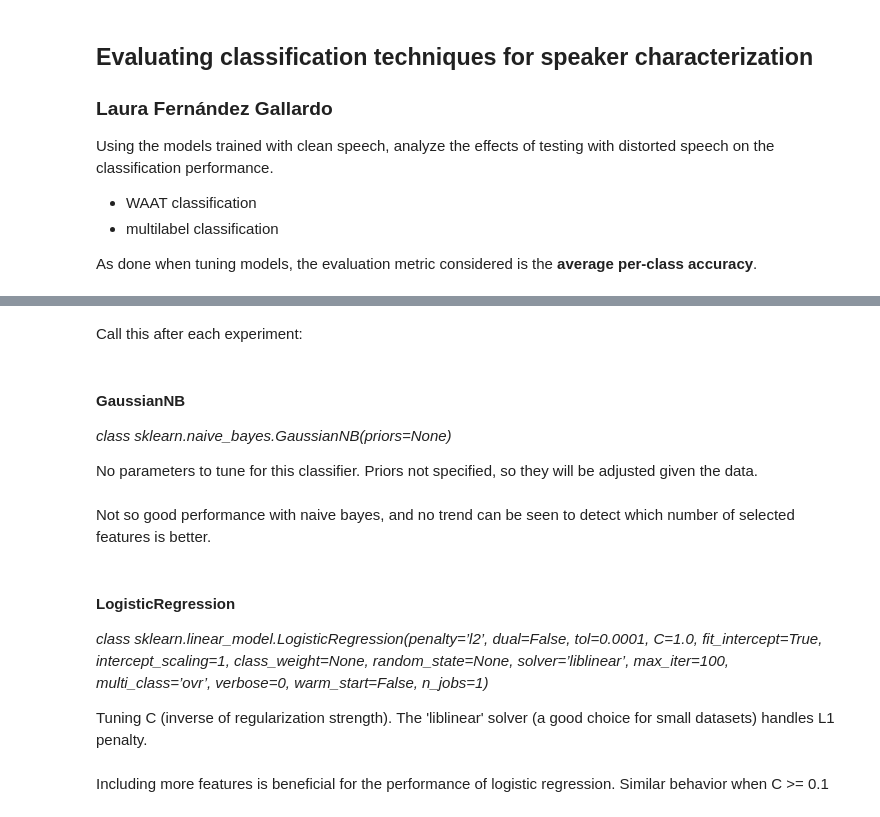
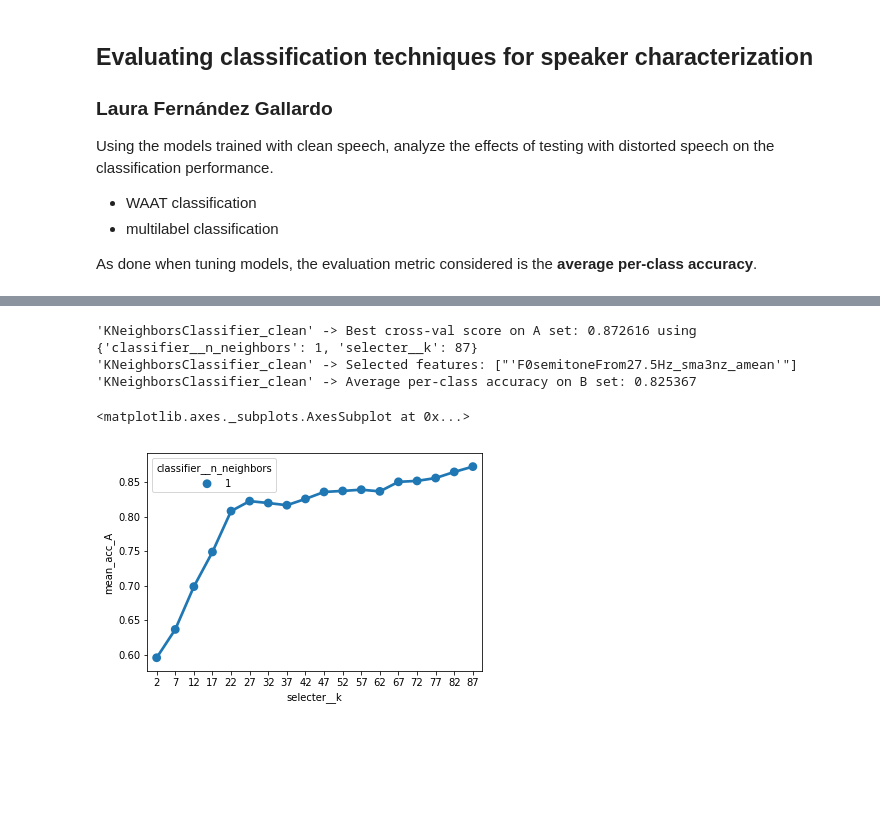
Before and after one commit to laufergall/ML_Speaker_Characteristics, a Jupyter notebook: classification/04_classification_degraded_speech.ipynb, the cells around one changed output, grey strips where cells are left out. Cells and saved outputs as stored; diff of their text form; code cells hidden in the pictures; blank space fills up the shorter version.

```diff
--- a/classification/04_classification_degraded_speech.ipynb
+++ b/classification/04_classification_degraded_speech.ipynb
@@ -529,2 +188,0 @@ tuning_all, trained_all = load_tuning()
-# %% [markdown]
-Call this after each experiment:
@@ -534,44 +189,39 @@ save_tuning(tuning_all, trained_all)
-# %% [markdown]
-#### GaussianNB
-
-*class sklearn.naive_bayes.GaussianNB(priors=None)*
-
-No parameters to tune for this classifier. Priors not specified, so they will be adjusted given the data.
 # %%
-from sklearn.naive_bayes import GaussianNB
+from sklearn.neighbors import KNeighborsClassifier
 
 """
-Naive Bayes Classifier
+K Nearest Neighbors
 """
-def get_GaussianNB2tune():
+def get_KNeighborsClassifier2tune():
 
-    model = GaussianNB()
-    hp = dict()
-    return 'GaussianNB', model, hp
+    model = KNeighborsClassifier()
+    hp = dict(
+        classifier__n_neighbors = list(range(1,2))
+    )
+    return 'KNeighborsClassifier_clean', model, hp
 
 # Hyperparameter tuning with this model
-tuning, trained = hp_tuner(AX, BX, Ay, By, [get_GaussianNB2tune])
+tuning, trained = hp_tuner(AX, BX, Ay, By, [get_KNeighborsClassifier2tune], feats_names)
 
 # update lists of tuning info and trained classifiers
 tuning_all = tuning_all.append(tuning, ignore_index=True)
 trained_all.append(trained)
+# %% [output]
+'KNeighborsClassifier_clean' -> Best cross-val score on A set: 0.872616 using {'classifier__n_neighbors': 1, 'selecter__k': 87}
+'KNeighborsClassifier_clean' -> Selected features: ["'F0semitoneFrom27.5Hz_sma3nz_amean'"]
+'KNeighborsClassifier_clean' -> Average per-class accuracy on B set: 0.825367
 # %%
 # open generated file with results of fitting GridSearchCV
 
-sgrid = pd.read_csv(r'.\data_while_tuning\GaussianNB_tuning.csv')
-print(sgrid['params'].head())
+sgrid = pd.read_csv(r'.\data_while_tuning\KNeighborsClassifier_clean_tuning.csv')
 
 # params to dataframe
 params_dict = sgrid['params'].apply(lambda x: literal_eval(x) ).to_dict()
 params_df = pd.DataFrame(data = params_dict).transpose()
 
-# plot acc vs. k
-sns.pointplot(x='selecter__k', y='mean_acc_A', data=sgrid.join(params_df))
+# plot acc vs. params
+params_df = params_df.loc[params_df['classifier__n_neighbors']<10,:] # selecting only lower k
+sns.pointplot(x='selecter__k', y='mean_acc_A',hue='classifier__n_neighbors', data=sgrid.join(params_df))
+# %% [output]
+<matplotlib.axes._subplots.AxesSubplot at 0x...>
+[figure, added]
-# %% [markdown]
-Not so good performance with naive bayes, and no trend can be seen to detect which number of selected features is better.
-# %% [markdown]
-#### LogisticRegression
-
-*class sklearn.linear_model.LogisticRegression(penalty=’l2’, dual=False, tol=0.0001, C=1.0, fit_intercept=True, intercept_scaling=1, class_weight=None, random_state=None, solver=’liblinear’, max_iter=100, multi_class=’ovr’, verbose=0, warm_start=False, n_jobs=1)*
-
-Tuning C (inverse of regularization strength). The 'liblinear' solver (a good choice for small datasets) handles L1 penalty.
@@ -610,2 +227,0 @@ sns.pointplot(x='selecter__k', y='mean_acc_A',hue='classifier__C', data=sgrid.jo
-# %% [markdown]
-Including more features is beneficial for the performance of logistic regression. Similar behavior when C >= 0.1
```
Also changed, not shown: parts of 58 cells of this notebook, 11 other files.
